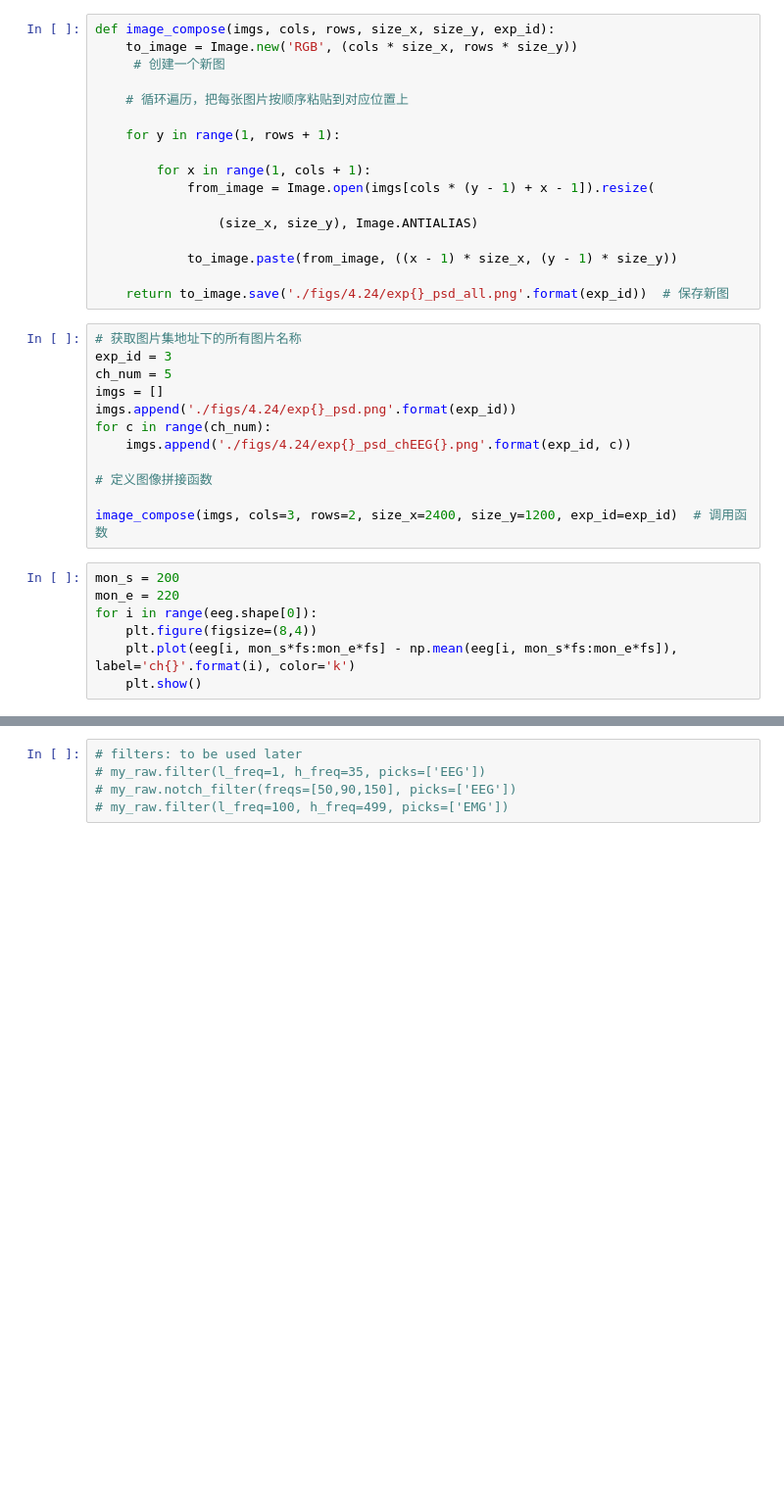
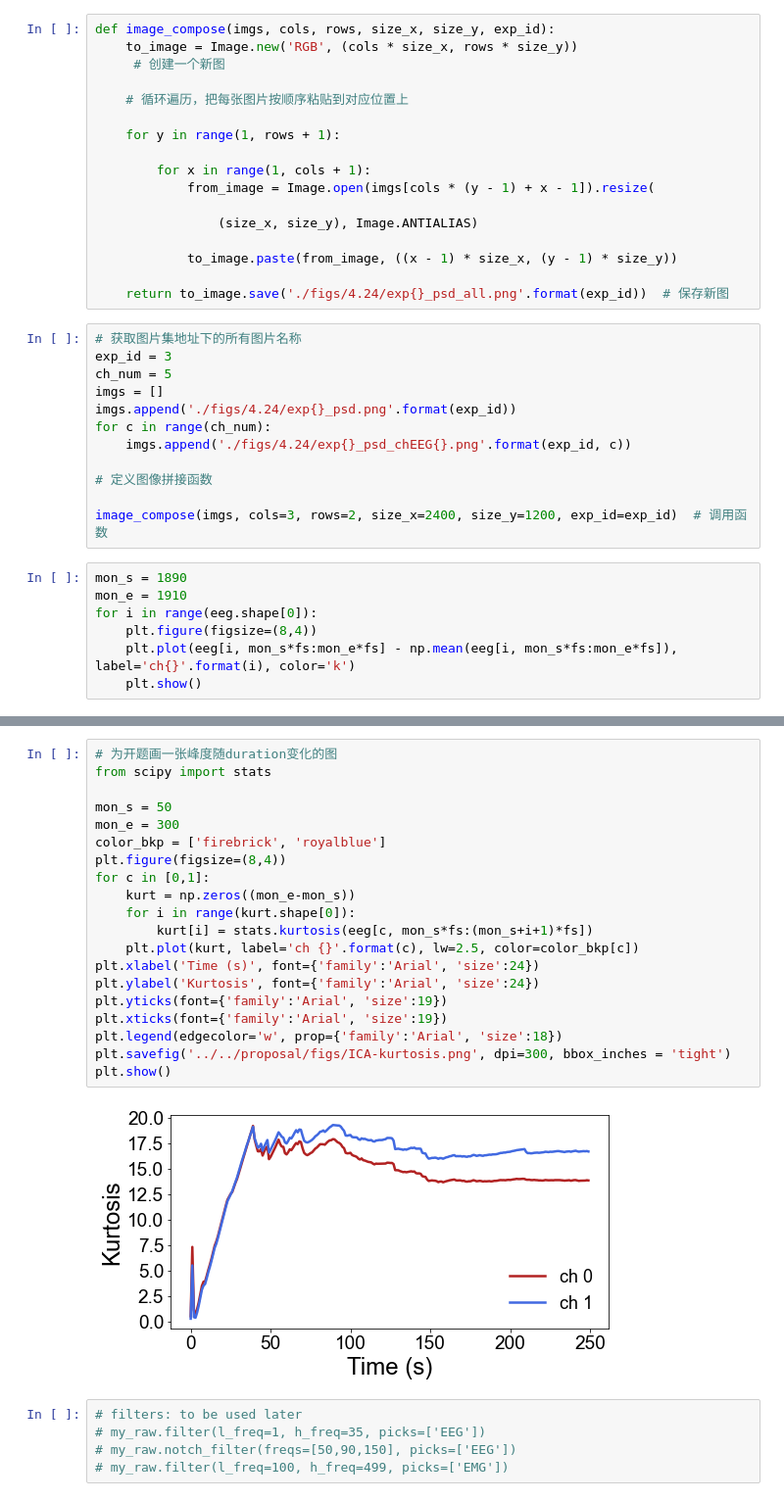
Before and after one commit to holdmeplease/BIS_EEG, a Jupyter notebook: read_data.ipynb, the cells around one changed output, grey strips where cells are left out. Shown at 98% size. Cells and saved outputs as stored; diff of their text form; blank space fills up the shorter version.

```diff
--- a/read_data.ipynb
+++ b/read_data.ipynb
@@ -169,8 +164,8 @@ for c in range(ch_num):
 
 image_compose(imgs, cols=3, rows=2, size_x=2400, size_y=1200, exp_id=exp_id)  # 调用函数
 # %%
-mon_s = 200
-mon_e = 220
+mon_s = 1890
+mon_e = 1910
 for i in range(eeg.shape[0]):
     plt.figure(figsize=(8,4))
     plt.plot(eeg[i, mon_s*fs:mon_e*fs] - np.mean(eeg[i, mon_s*fs:mon_e*fs]), label='ch{}'.format(i), color='k')
@@ -184,3 +194,25 @@ for i in range(eeg.shape[0]):
+# %%
+# 为开题画一张峰度随duration变化的图
+from scipy import stats
+
+mon_s = 50
+mon_e = 300
+color_bkp = ['firebrick', 'royalblue']
+plt.figure(figsize=(8,4))
+for c in [0,1]:
+    kurt = np.zeros((mon_e-mon_s))
+    for i in range(kurt.shape[0]):
+        kurt[i] = stats.kurtosis(eeg[c, mon_s*fs:(mon_s+i+1)*fs])
+    plt.plot(kurt, label='ch {}'.format(c), lw=2.5, color=color_bkp[c])
+plt.xlabel('Time (s)', font={'family':'Arial', 'size':24})
+plt.ylabel('Kurtosis', font={'family':'Arial', 'size':24})
+plt.yticks(font={'family':'Arial', 'size':19})
+plt.xticks(font={'family':'Arial', 'size':19})
+plt.legend(edgecolor='w', prop={'family':'Arial', 'size':18})
+plt.savefig('../../proposal/figs/ICA-kurtosis.png', dpi=300, bbox_inches = 'tight')
+plt.show()
+# %% [output]
+[figure, added]
 # %%
 # filters: to be used later
 # my_raw.filter(l_freq=1, h_freq=35, picks=['EEG'])
```
Also changed, not shown: parts of 8 cells of this notebook.
